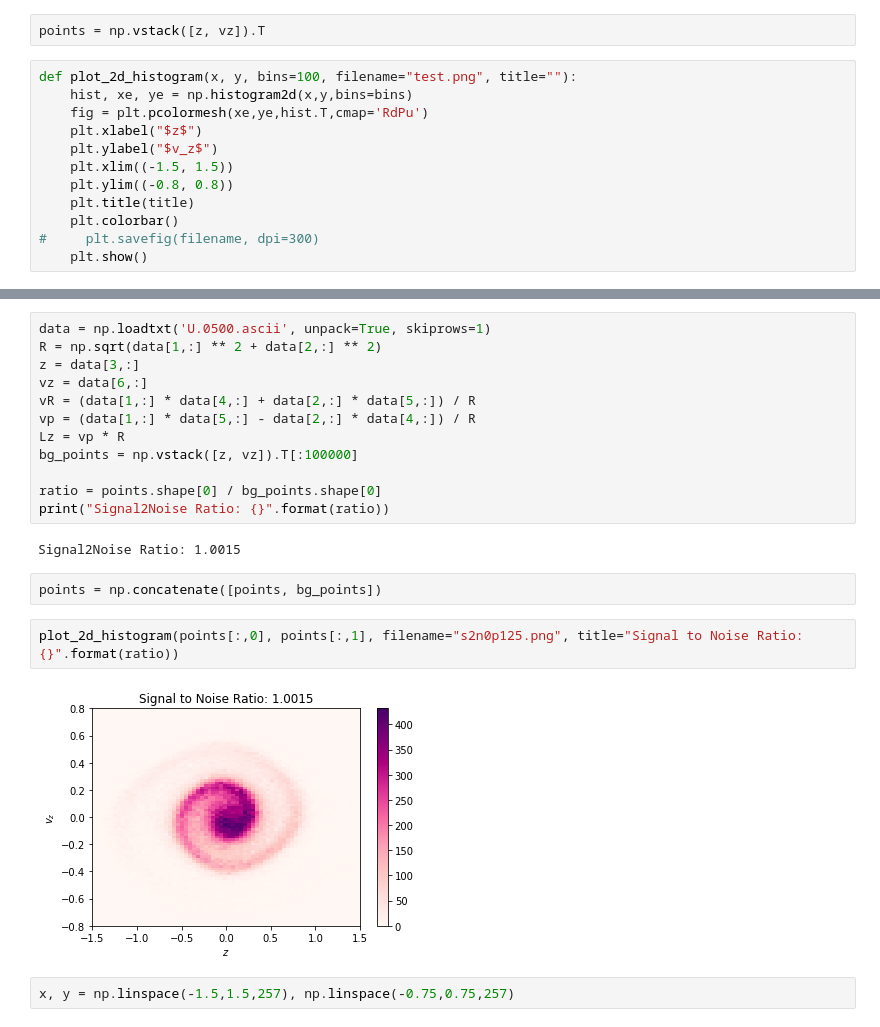
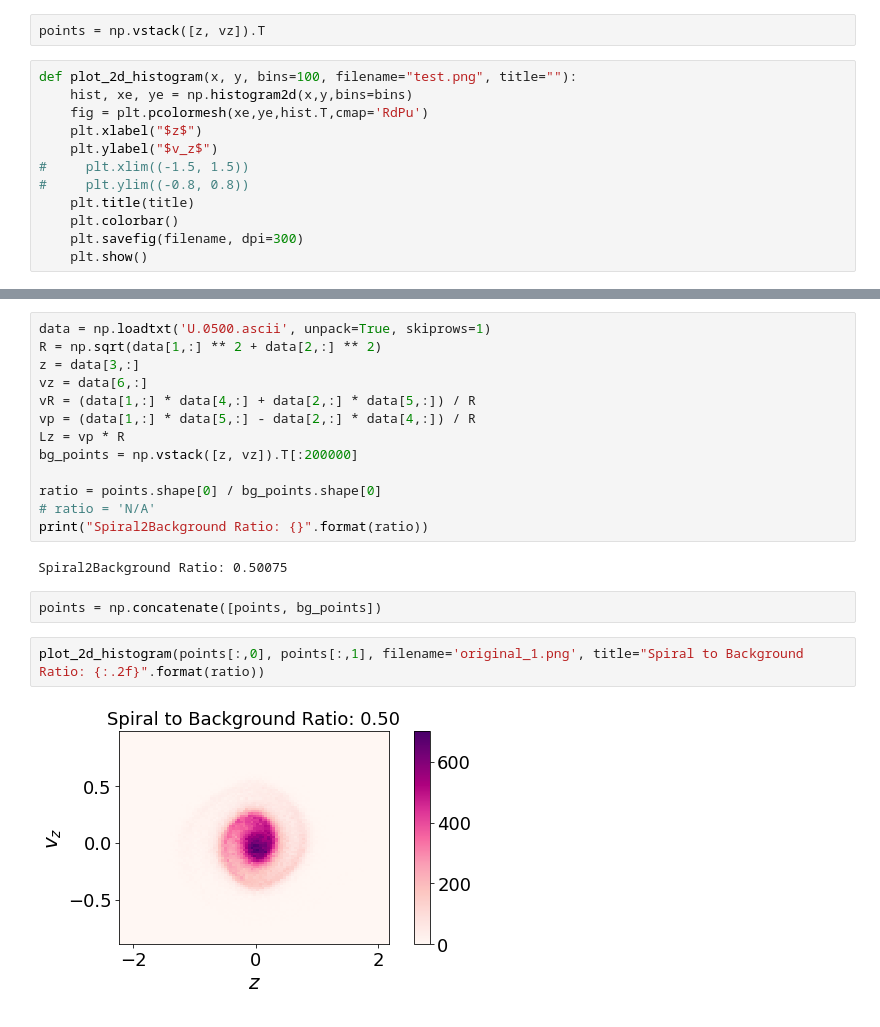
Before and after one commit to astralcai/phase-space-ridge-finding, a Jupyter notebook: examples/tests2.ipynb, the cells around one changed output, grey strips where cells are left out. Saved outputs shown, nothing was run; the diff lists cells and outputs as text.

```diff
--- a/examples/tests2.ipynb
+++ b/examples/tests2.ipynb
@@ -28,10 +28,10 @@ def plot_2d_histogram(x, y, bins=100, filename="test.png", title=""):
     fig = plt.pcolormesh(xe,ye,hist.T,cmap='RdPu')
     plt.xlabel("$z$")
     plt.ylabel("$v_z$")
-    plt.xlim((-1.5, 1.5))
-    plt.ylim((-0.8, 0.8))
+#     plt.xlim((-1.5, 1.5))
+#     plt.ylim((-0.8, 0.8))
     plt.title(title)
     plt.colorbar()
-#     plt.savefig(filename, dpi=300)
+    plt.savefig(filename, dpi=300)
     plt.show()
 # %%
@@ -46,17 +46,16 @@ vz = data[6,:]
 vR = (data[1,:] * data[4,:] + data[2,:] * data[5,:]) / R
 vp = (data[1,:] * data[5,:] - data[2,:] * data[4,:]) / R
 Lz = vp * R
-bg_points = np.vstack([z, vz]).T[:100000]
+bg_points = np.vstack([z, vz]).T[:200000]
 
 ratio = points.shape[0] / bg_points.shape[0]
-print("Signal2Noise Ratio: {}".format(ratio))
+# ratio = 'N/A'
+print("Spiral2Background Ratio: {}".format(ratio))
 # %% [output]
-Signal2Noise Ratio: 1.0015
+Spiral2Background Ratio: 0.50075
 # %%
 points = np.concatenate([points, bg_points])
 # %%
-plot_2d_histogram(points[:,0], points[:,1], filename="s2n0p125.png", title="Signal to Noise Ratio: {}".format(ratio))
+plot_2d_histogram(points[:,0], points[:,1], filename='original_1.png', title="Spiral to Background Ratio: {:.2f}".format(ratio))
 # %% [output]
-[figure, old version]
+[figure, new version]
-# %%
-x, y = np.linspace(-1.5,1.5,257), np.linspace(-0.75,0.75,257)
```
Also changed, not shown: parts of 8 cells of this notebook, 22 other files.
